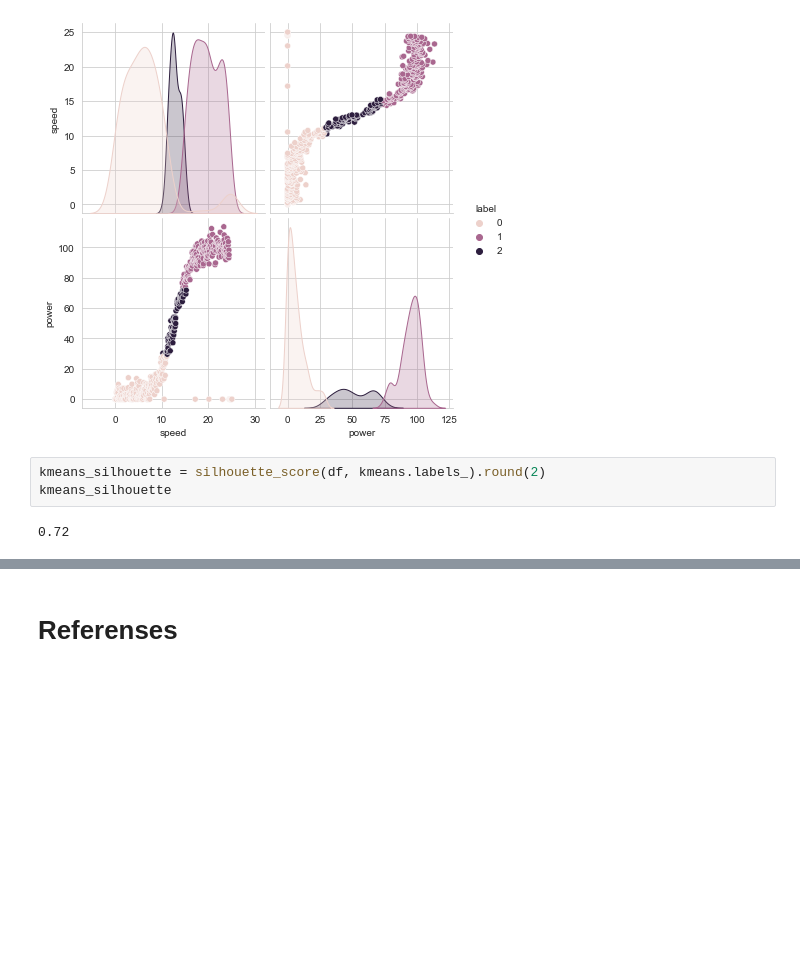
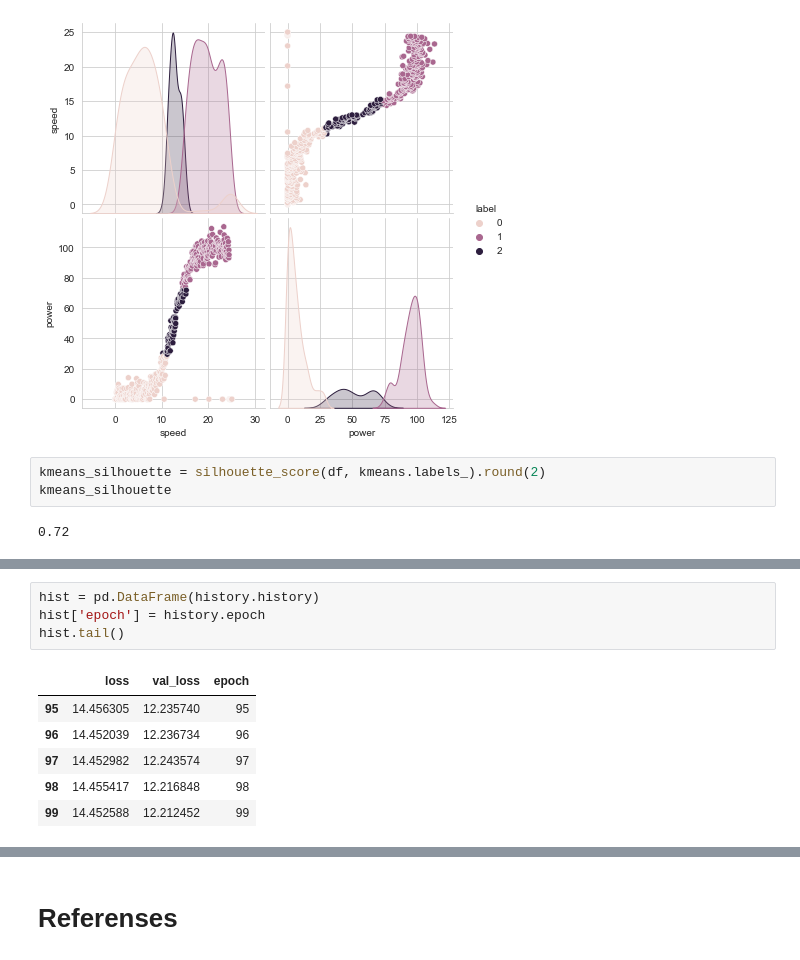
Before and after one commit to neadie/machine_learning_and_stats_project, a Jupyter notebook: MachineLearningAndStatsProject.ipynb, the cells around one changed output, grey strips where cells are left out. Drawn from its saved outputs; the diff is of its cells as text; blank space fills up the shorter version.

```diff
--- a/MachineLearningAndStatsProject.ipynb
+++ b/MachineLearningAndStatsProject.ipynb
@@ -278,0 +374,11 @@ kmeans_silhouette
+# %%
+hist = pd.DataFrame(history.history)
+hist['epoch'] = history.epoch
+hist.tail()
+# %% [output]
+|  | loss | val_loss | epoch |
+| 95 | 14.456305 | 12.235740 | 95 |
+| 96 | 14.452039 | 12.236734 | 96 |
+| 97 | 14.452982 | 12.243574 | 97 |
+| 98 | 14.455417 | 12.216848 | 98 |
+| 99 | 14.452588 | 12.212452 | 99 |
```
Also changed, not shown: parts of 24 cells of this notebook, 1 other file.
